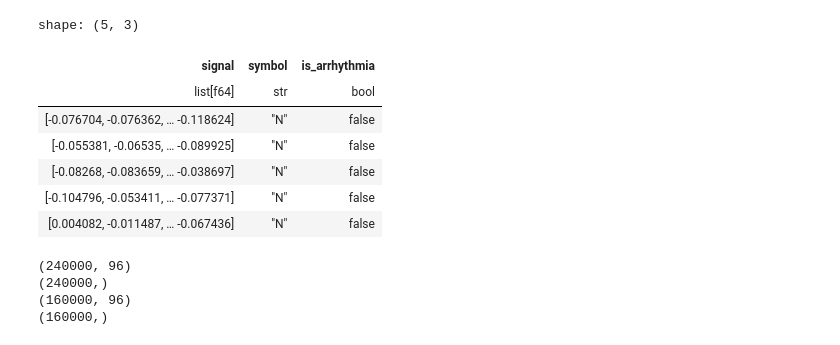
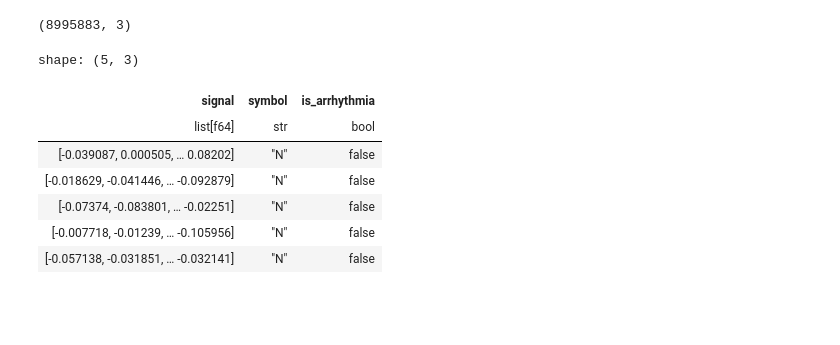
Before and after one commit to LiviaLelis/USP-TimeSeries, a Jupyter notebook: 02-Similarity.ipynb, the cells around one changed output. Drawn from its saved outputs; the diff is of its cells as text; code cells hidden in the pictures; blank space fills up the shorter version.

```diff
--- a/02-Similarity.ipynb
+++ b/02-Similarity.ipynb
@@ -11,14 +12,16 @@ from sklearn.metrics import confusion_matrix, classification_report
 SEED = 4001
 # %%
 beats_df = pl.read_parquet("./data/beats.pqt.zst")
-beats_df.sample(5)
+print(beats_df.shape)
+display(beats_df.sample(5))
 # %% [output]
-shape: (5, 3)
+(8995883, 3)
+shape: (5, 3)
 | signal | symbol | is_arrhythmia |
 | list[f64] | str | bool |
-| [-0.076704, -0.076362, … -0.118624] | "N" | false |
-| [-0.055381, -0.06535, … -0.089925] | "N" | false |
-| [-0.08268, -0.083659, … -0.038697] | "N" | false |
-| [-0.104796, -0.053411, … -0.077371] | "N" | false |
-| [0.004082, -0.011487, … -0.067436] | "N" | false |
+| [-0.039087, 0.000505, … 0.08202] | "N" | false |
+| [-0.018629, -0.041446, … -0.092879] | "N" | false |
+| [-0.07374, -0.083801, … -0.02251] | "N" | false |
+| [-0.007718, -0.01239, … -0.105956] | "N" | false |
+| [-0.057138, -0.031851, … -0.032141] | "N" | false |
 # %%
@@ -65,13 +60,3 @@ test_bal_112_y = test_bal_112['is_arrhythmia'].to_numpy()
 test_full = beats_df.sample(50000, shuffle=True, seed=SEED)
 test_full_X = np.stack(test_full['signal'].to_numpy())
 test_full_y = test_full['is_arrhythmia'].to_numpy()
-# %%
-print(train_bal_111_X.shape)
-print(train_bal_111_y.shape)
-print(train_bal_112_X.shape)
-print(train_bal_112_y.shape)
-# %% [output]
-(240000, 96)
-(240000,)
-(160000, 96)
-(160000,)
```
Also changed, not shown: parts of 10 cells of this notebook.
